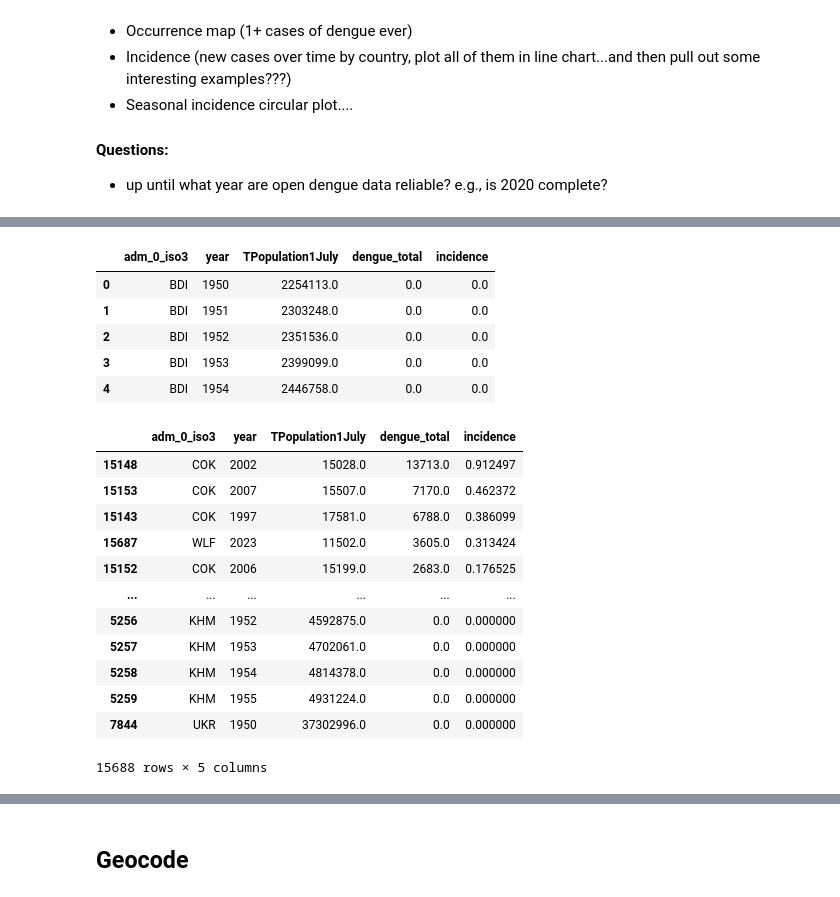
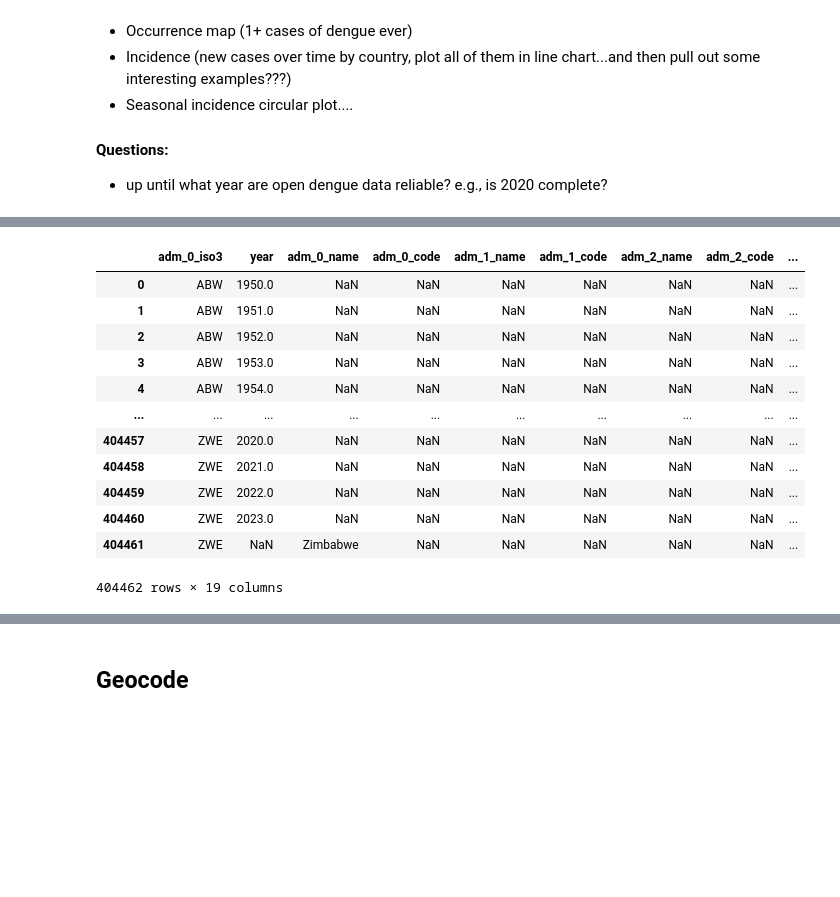
Before and after one commit to haileyrobertson/endemic-factors, a Jupyter notebook: src/ef_opendengue_cleaning.ipynb, the cells around one changed output, grey strips where cells are left out. Drawn from its saved outputs; the diff is of its cells as text; code cells hidden in the pictures; blank space fills up the shorter version.

```diff
--- a/src/ef_opendengue_cleaning.ipynb
+++ b/src/ef_opendengue_cleaning.ipynb
@@ -177,10 +177,12 @@ ISO3 codes with multiple names: ['DOM' 'PER' 'USA' 'VCT' 'KNA' 'ATG' 'TCA' 'TTO'
 # %%
 # World geometry shapefile, devastating that get_path("naturalearth_lowres") was deprecated
 world = gpd.read_file("../data/ne_110m_admin_0_countries")
+# print(world.columns.tolist())
 world = world.rename(columns={"ADM0_A3":"adm_0_iso3",
                               "ADMIN":"adm_0_name",
+                              "REGION_UN":"region_un",
                               "geometry":"adm_0_geometry"})
-cols = ['adm_0_iso3','adm_0_name','adm_0_geometry']
+cols = ['adm_0_iso3','adm_0_name','region_un','adm_0_geometry']
 world = world[cols]
 world = world.sort_values(by="adm_0_name")
 
@@ -208,0 +213,6 @@ Number of ISO3 codes:  220
+# %%
+# Check UN region
+missing_un_region = open_dengue[open_dengue['region_un'].isna()]
+print(missing_un_region.adm_0_name.unique())
+# Fill with 'Other' for now
+open_dengue['region_un'] = open_dengue['region_un'].fillna("Other")
@@ -317,44 +345,25 @@ open_dengue_rollup.head()
 # %%
 # Merge with population size per year
 pop = pd.read_csv("../data/WPP2022_Demographic_Indicators_Medium.csv", dtype={'Time': float,'TPopulation1July':float}, low_memory=False)
 columns = ['ISO3_code','Time','TPopulation1July']
 pop = pop[columns]
-dengue_pop = pop.merge(open_dengue_rollup,left_on=['ISO3_code','Time'],right_on=['adm_0_iso3','year'])
+
+
+dengue_pop = open_dengue.merge(pop,left_on=['adm_0_iso3','year'],right_on=['ISO3_code','Time'],how='left')
 dengue_pop.drop(columns[:-1],axis=1,inplace=True)
-
-# Fill the years again
-years = pd.Series(range(int(1950), int(open_dengue['year'].max()) + 1))
-unique_iso3 = dengue_pop['adm_0_iso3'].unique()
-
-all_combinations = pd.MultiIndex.from_product([unique_iso3, years], names=['adm_0_iso3', 'year']).to_frame(index=False)
-
-dengue_pop = all_combinations.merge(dengue_pop, on=['adm_0_iso3', 'year'], how='left')
-
-dengue_pop['dengue_total'] = dengue_pop['dengue_total'].fillna(0)
-
-# Calculate incidence
-dengue_pop['TPopulation1July'] = dengue_pop['TPopulation1July'] * 1000
-dengue_pop['incidence'] = dengue_pop['dengue_total'] / dengue_pop['TPopulation1July']
+dengue_pop = dengue_pop.dropna(subset=['adm_0_iso3'])
+dengue_pop
 # %% [output]
-|  | adm_0_iso3 | year | TPopulation1July | dengue_total | incidence |
-| 0 | BDI | 1950 | 2254113.0 | 0.0 | 0.0 |
-| 1 | BDI | 1951 | 2303248.0 | 0.0 | 0.0 |
-| 2 | BDI | 1952 | 2351536.0 | 0.0 | 0.0 |
-| 3 | BDI | 1953 | 2399099.0 | 0.0 | 0.0 |
-| 4 | BDI | 1954 | 2446758.0 | 0.0 | 0.0 |
+|  | adm_0_iso3 | year | adm_0_name | adm_0_code | adm_1_name | adm_1_code | adm_2_name | adm_2_code | ... |
+| 0 | ABW | 1950.0 | NaN | NaN | NaN | NaN | NaN | NaN | ... |
+| 1 | ABW | 1951.0 | NaN | NaN | NaN | NaN | NaN | NaN | ... |
+| 2 | ABW | 1952.0 | NaN | NaN | NaN | NaN | NaN | NaN | ... |
+| 3 | ABW | 1953.0 | NaN | NaN | NaN | NaN | NaN | NaN | ... |
+| 4 | ABW | 1954.0 | NaN | NaN | NaN | NaN | NaN | NaN | ... |
+| ... | ... | ... | ... | ... | ... | ... | ... | ... | ... |
+| 404457 | ZWE | 2020.0 | NaN | NaN | NaN | NaN | NaN | NaN | ... |
+| 404458 | ZWE | 2021.0 | NaN | NaN | NaN | NaN | NaN | NaN | ... |
+| 404459 | ZWE | 2022.0 | NaN | NaN | NaN | NaN | NaN | NaN | ... |
+| 404460 | ZWE | 2023.0 | NaN | NaN | NaN | NaN | NaN | NaN | ... |
+| 404461 | ZWE | NaN | Zimbabwe | NaN | NaN | NaN | NaN | NaN | ... |
+404462 rows × 19 columns
-# %%
-dengue_pop.sort_values(by="incidence", ascending=False)
-# %% [output]
-|  | adm_0_iso3 | year | TPopulation1July | dengue_total | incidence |
-| 15148 | COK | 2002 | 15028.0 | 13713.0 | 0.912497 |
-| 15153 | COK | 2007 | 15507.0 | 7170.0 | 0.462372 |
-| 15143 | COK | 1997 | 17581.0 | 6788.0 | 0.386099 |
-| 15687 | WLF | 2023 | 11502.0 | 3605.0 | 0.313424 |
-| 15152 | COK | 2006 | 15199.0 | 2683.0 | 0.176525 |
-| ... | ... | ... | ... | ... | ... |
-| 5256 | KHM | 1952 | 4592875.0 | 0.0 | 0.000000 |
-| 5257 | KHM | 1953 | 4702061.0 | 0.0 | 0.000000 |
-| 5258 | KHM | 1954 | 4814378.0 | 0.0 | 0.000000 |
-| 5259 | KHM | 1955 | 4931224.0 | 0.0 | 0.000000 |
-| 7844 | UKR | 1950 | 37302996.0 | 0.0 | 0.000000 |
-15688 rows × 5 columns
```
Also changed, not shown: parts of 13 cells of this notebook.
